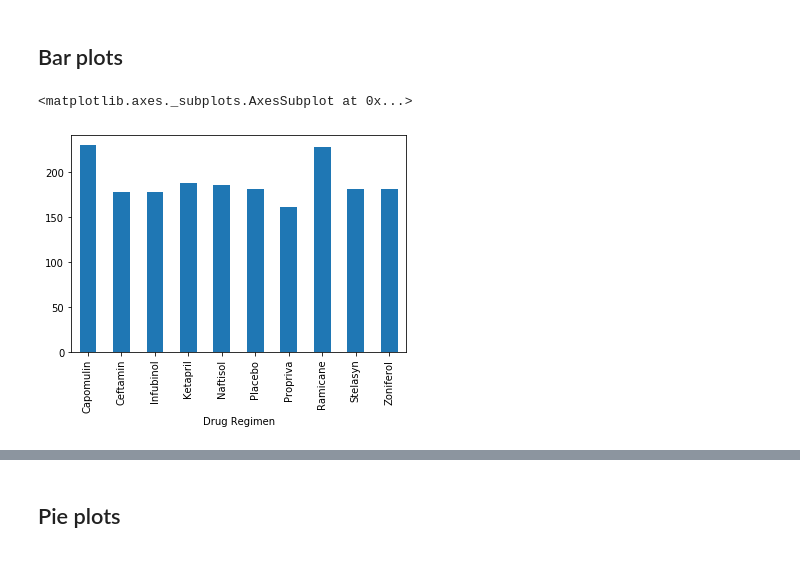
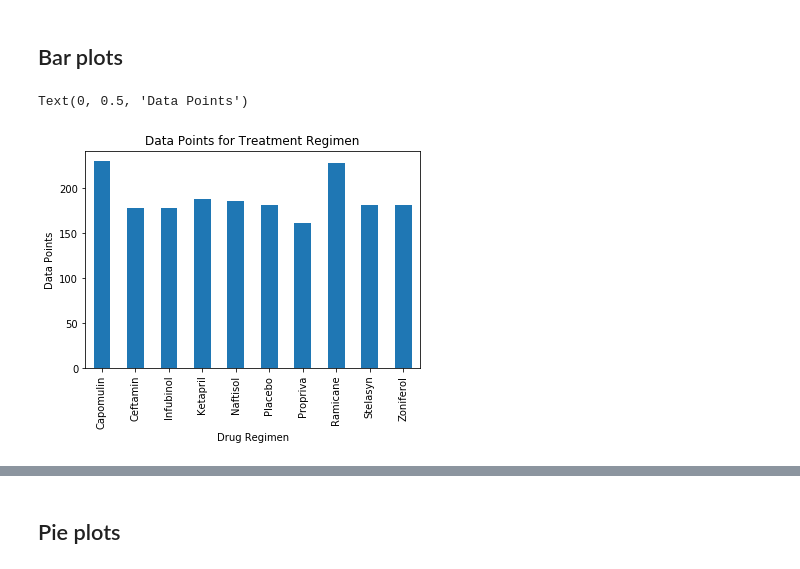
Before and after one commit to jaime030690/matplotlib-hw, a Jupyter notebook: Pymaceuticals/pymaceuticals_starter.ipynb, the cells around one changed output, grey strips where cells are left out. Saved outputs shown, nothing was run; the diff lists cells and outputs as text; code cells hidden in the pictures.

Commit message:
Finished pyplot bar plot.

```diff
--- a/Pymaceuticals/pymaceuticals_starter.ipynb
+++ b/Pymaceuticals/pymaceuticals_starter.ipynb
@@ -67,7 +68,9 @@ stats_summary
 ## Bar plots
 # %%
 # Generate a bar plot showing number of data points for each treatment regimen using pandas
-regimen_df['Drug Regimen'].count().plot.bar()
+ax = regimen_df['Drug Regimen'].count().plot.bar()
+ax.set_title('Data Points for Treatment Regimen')
+ax.set_ylabel('Data Points')
 # %% [output]
-<matplotlib.axes._subplots.AxesSubplot at 0x...>
+Text(0, 0.5, 'Data Points')
-[figure, old version]
+[figure, new version]
```
Also changed, not shown: parts of 3 cells of this notebook.
